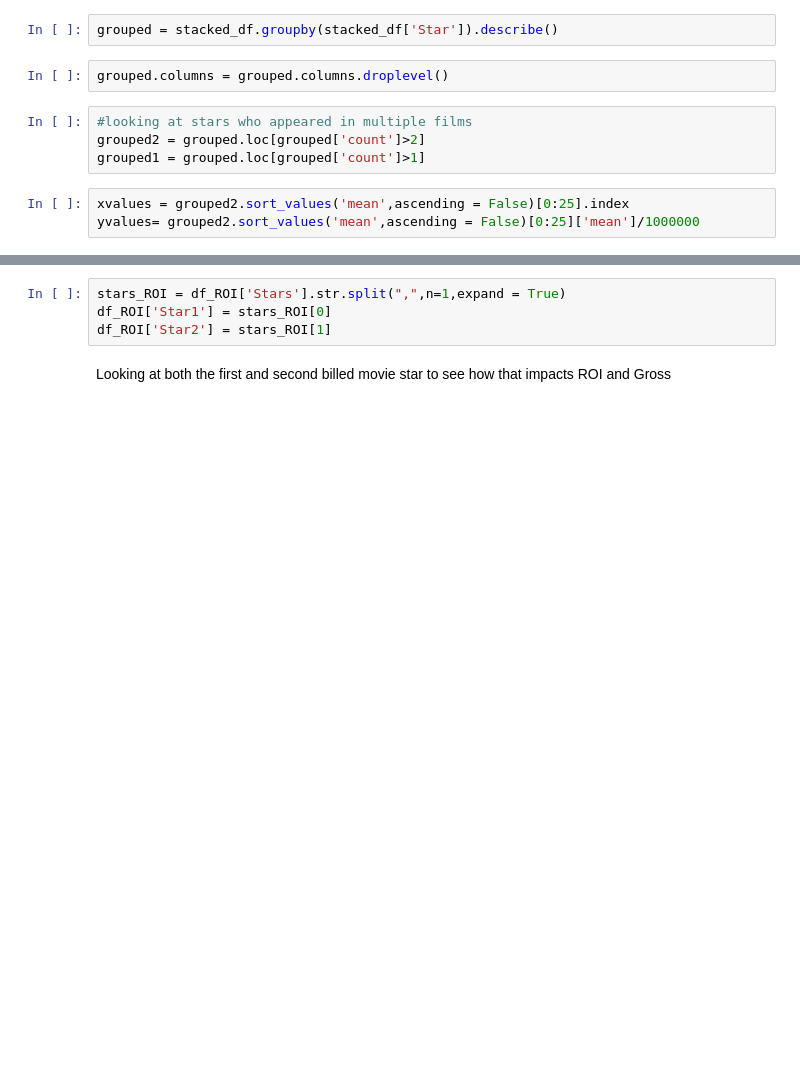
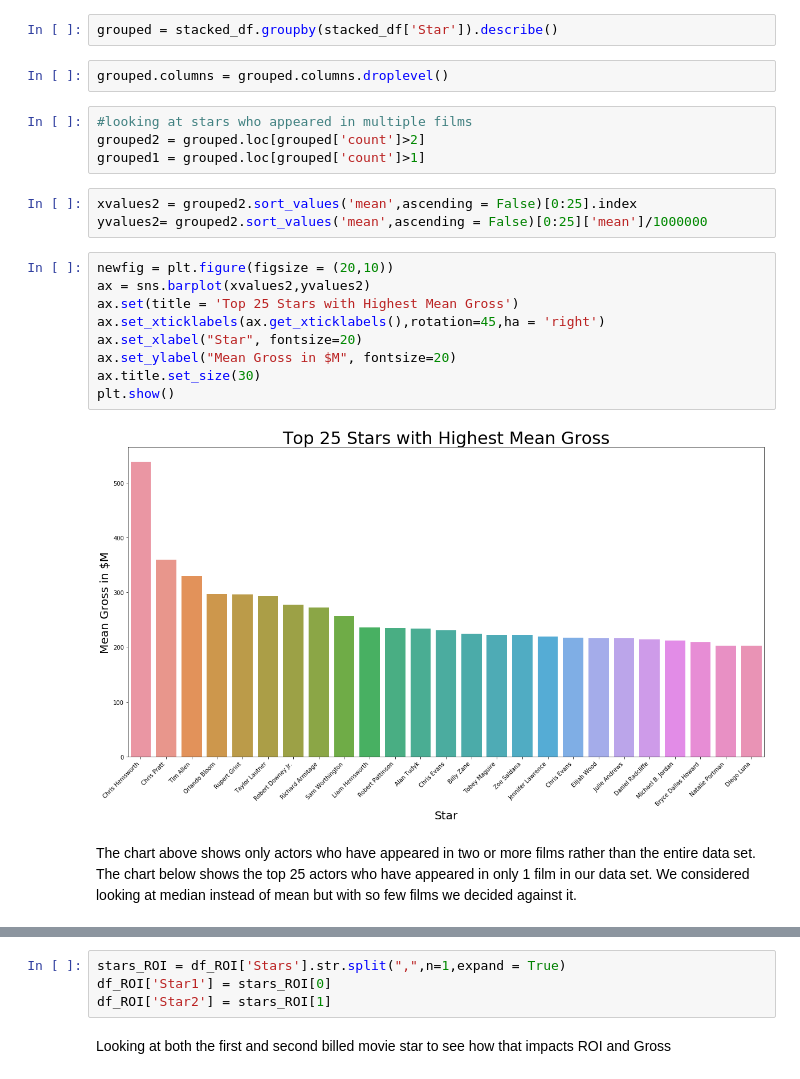
Before and after one commit to CaryMosley/Mod1Project, a Jupyter notebook: DataAnalysis.ipynb, the cells around one changed output, grey strips where cells are left out. Drawn from its saved outputs; the diff is of its cells as text; blank space fills up the shorter version.

```diff
--- a/DataAnalysis.ipynb
+++ b/DataAnalysis.ipynb
@@ -190,6 +202,19 @@ grouped.columns = grouped.columns.droplevel()
 grouped2 = grouped.loc[grouped['count']>2]
 grouped1 = grouped.loc[grouped['count']>1]
 # %%
-xvalues = grouped2.sort_values('mean',ascending = False)[0:25].index
-yvalues= grouped2.sort_values('mean',ascending = False)[0:25]['mean']/1000000
+xvalues2 = grouped2.sort_values('mean',ascending = False)[0:25].index
+yvalues2= grouped2.sort_values('mean',ascending = False)[0:25]['mean']/1000000
+# %%
+newfig = plt.figure(figsize = (20,10))
+ax = sns.barplot(xvalues2,yvalues2)
+ax.set(title = 'Top 25 Stars with Highest Mean Gross')
+ax.set_xticklabels(ax.get_xticklabels(),rotation=45,ha = 'right')
+ax.set_xlabel("Star", fontsize=20)
+ax.set_ylabel("Mean Gross in $M", fontsize=20)
+ax.title.set_size(30)
+plt.show()
+# %% [output]
+[figure, added]
+# %% [markdown]
+The chart above shows only actors who have appeared in two or more films rather than the entire data set. The chart below shows the top 25 actors who have appeared in only 1 film in our data set. We considered looking at median instead of mean but with so few films we decided against it.
 # %%
```
Also changed, not shown: parts of 18 cells of this notebook, 2 other files.
